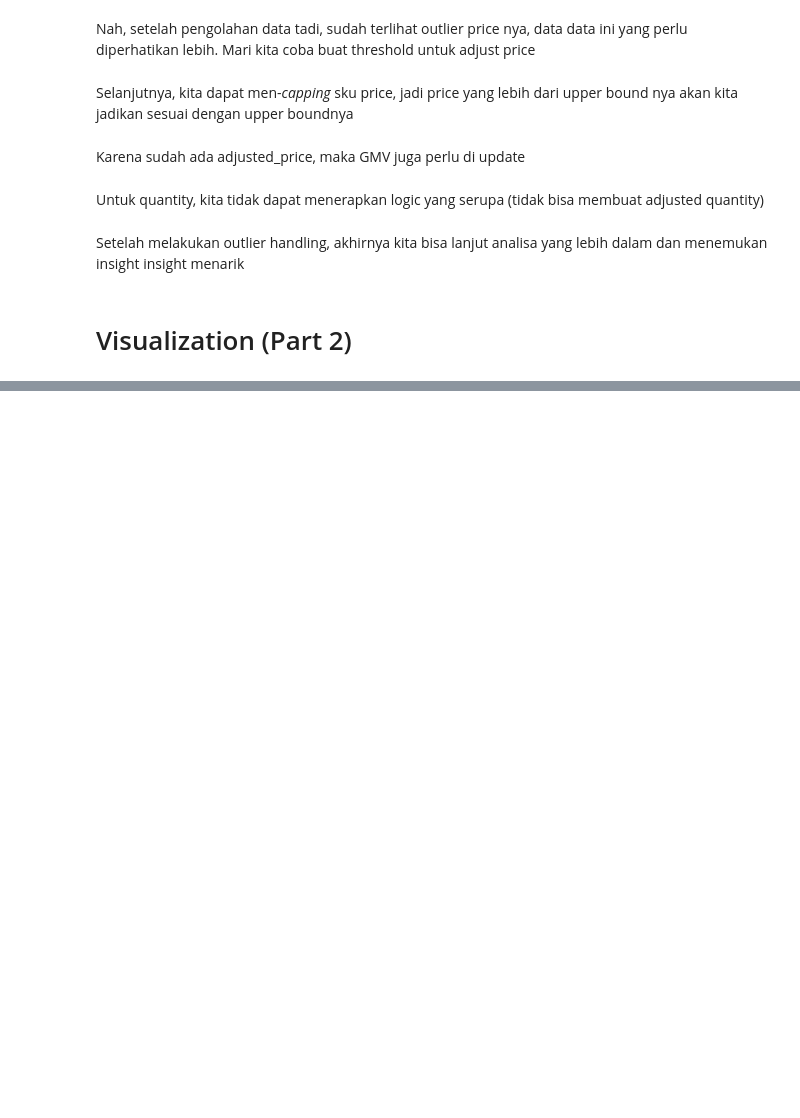
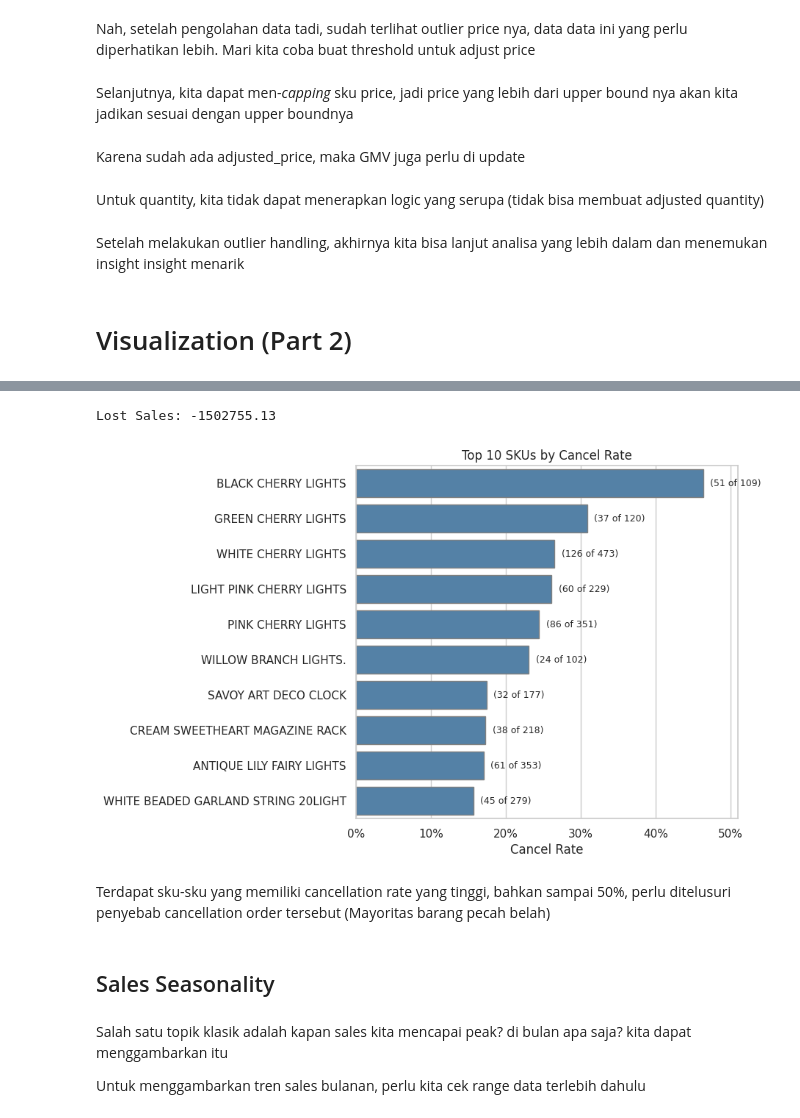
Before and after one commit to faathirchikal/kalbe-python-workshop-2025, a Jupyter notebook: 02_eda.ipynb, the cells around one changed output, grey strips where cells are left out. Drawn from its saved outputs; the diff is of its cells as text; code cells hidden in the pictures; blank space fills up the shorter version.

```diff
--- a/02_eda.ipynb
+++ b/02_eda.ipynb
@@ -363,0 +578,74 @@ Setelah melakukan outlier handling, akhirnya kita bisa lanjut analisa yang lebih
+# %%
+print("Lost Sales:",df[df['order_id_cancelled']]['adjusted_gmv'].sum())
+# %% [output]
+Lost Sales: -1502755.13
+# %%
+# hitung cancel percentage, total order & count cancellation per product
+per_product_cancel = (
+    df[~df['sku_id_no_digit']].groupby('sku_name') # Exclude SKU no digit
+      .agg(
+          cancel_percentage=('order_id_cancelled', 'mean'),
+          total_order=('order_id', 'nunique'),
+          cancelled_count=('order_id_cancelled', 'sum')
+      )
+      .reset_index()
+)
+
+# Take out low sales sku_id, ambil top 10 by cancel_percentge
+per_product_cancel = (
+    per_product_cancel[per_product_cancel['total_order'] >= 100]
+      .sort_values(['cancel_percentage', 'total_order'], ascending=[False, False])
+      .head(10)
+      .reset_index(drop=True)
+)
+
+# Barplot
+fig, ax = plt.subplots(figsize=(8, 6))
+sns.barplot(
+    data=per_product_cancel,
+    x='cancel_percentage',
+    y='sku_name',
+    color='steelblue',
+    ax=ax,
+    edgecolor='gray'
+)
+
+# Set x‐axis sebagai persentase
+ax.xaxis.set_major_formatter(mtick.PercentFormatter(1.0))
+
+# Pelebaran xlim untuk annotation
+max_pct = per_product_cancel['cancel_percentage'].max()
+ax.set_xlim(0, max_pct * 1.1)
+
+# Annotatation "(cancelled of total)"
+for bar, cancelled, total in zip(ax.patches,
+                                per_product_cancel['cancelled_count'],
+                                per_product_cancel['total_order']):
+    width = bar.get_width()
+    y = bar.get_y() + bar.get_height() / 2
+    ax.text(
+        width + max_pct * 0.02,
+        y,
+        f"({int(cancelled)} of {int(total)})",
+        va='center',
+        ha='left',
+        fontsize=9
+    )
+
+# 7. Labels & layout
+ax.set_xlabel('Cancel Rate')
+ax.set_ylabel('')
+ax.set_title('Top 10 SKUs by Cancel Rate')
+fig.subplots_adjust(left=0.30, right=0.95, top=0.90, bottom=0.10)
+
+plt.show()
+# %% [output]
+[figure, added]
+# %% [markdown]
+Terdapat sku-sku yang memiliki cancellation rate yang tinggi, bahkan sampai 50%, perlu ditelusuri penyebab cancellation order tersebut (Mayoritas barang pecah belah)
+# %% [markdown]
+## Sales Seasonality
+# %% [markdown]
+Salah satu topik klasik adalah kapan sales kita mencapai peak? di bulan apa saja? kita dapat menggambarkan itu
+
+Untuk menggambarkan tren sales bulanan, perlu kita cek range data terlebih dahulu
```
Also changed, not shown: parts of 29 cells of this notebook, 3 other files.
